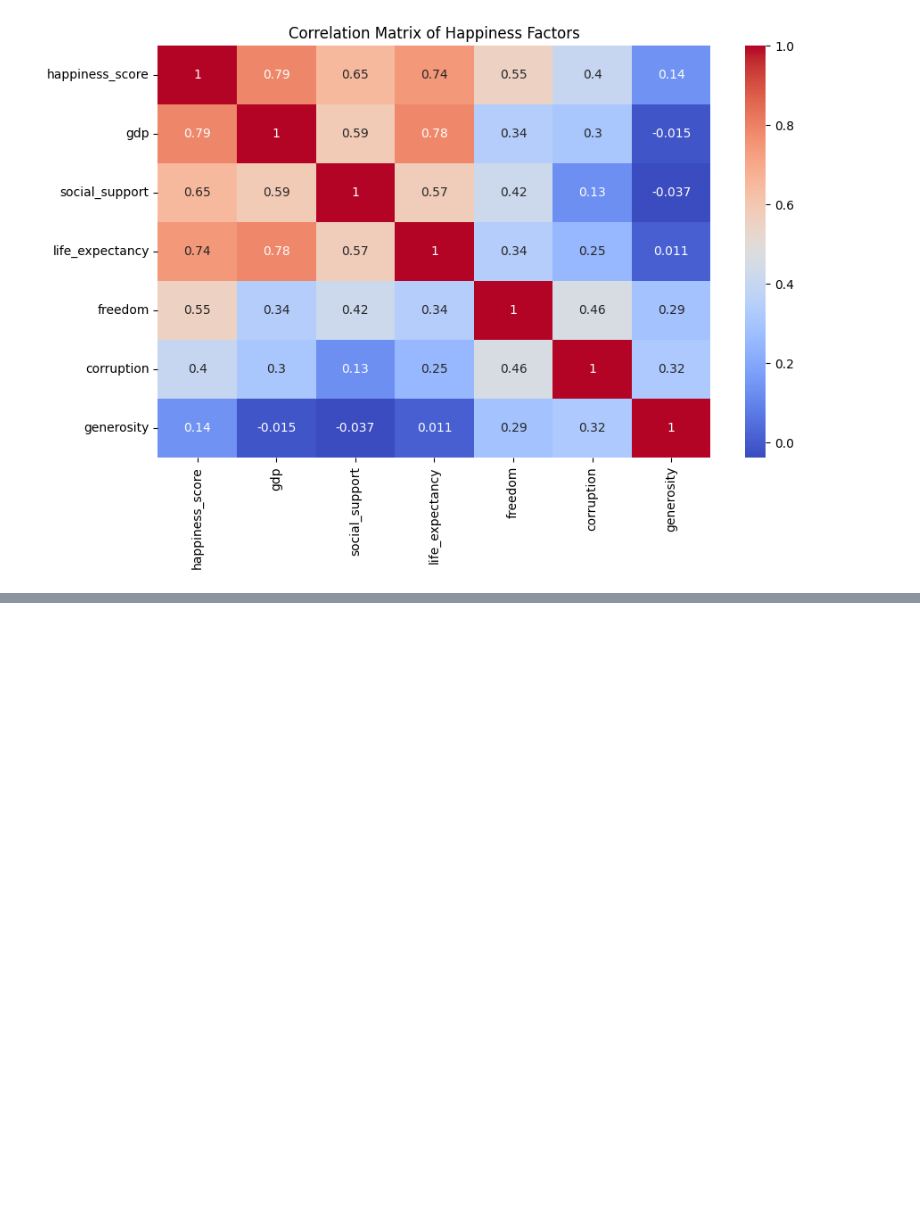
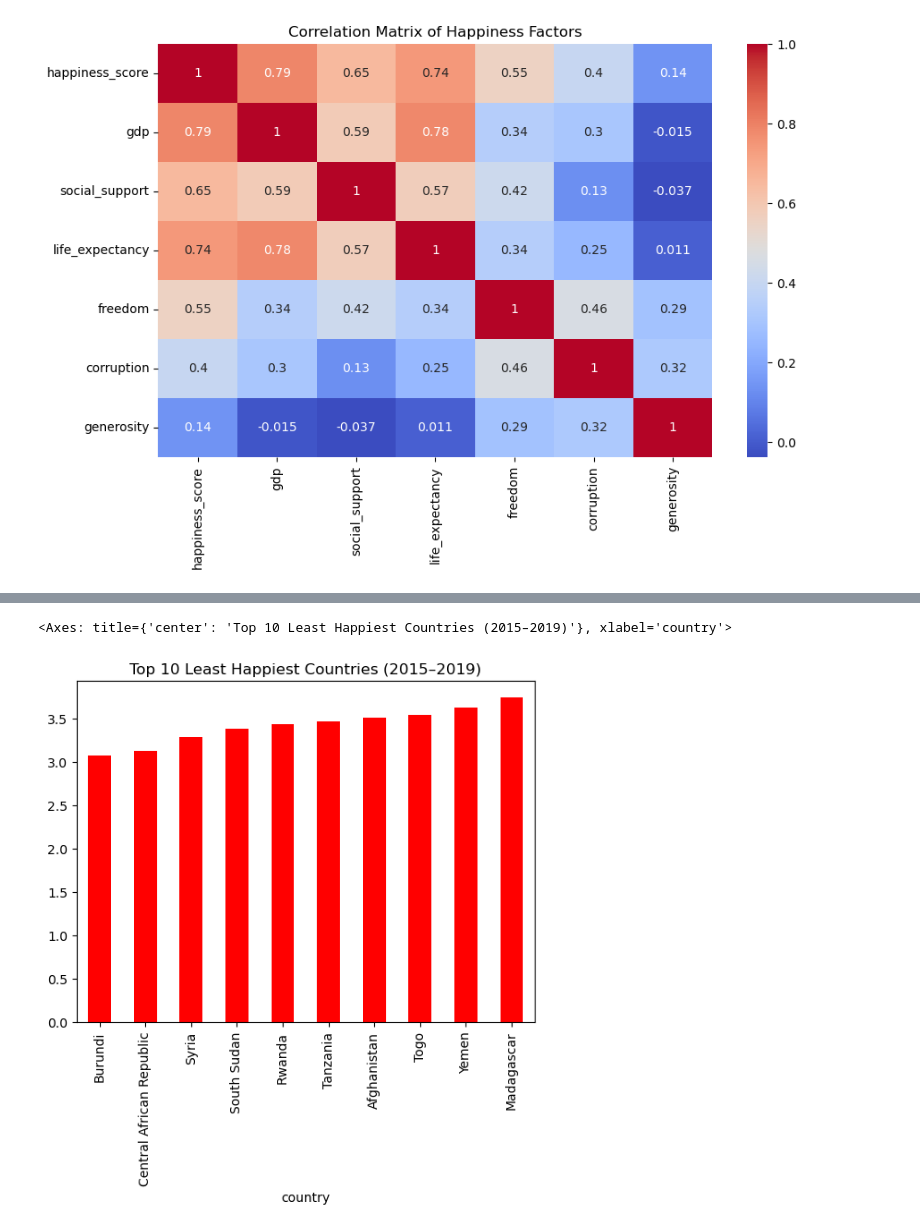
Before and after one commit to jhenifherAlmeida/happiness_rating, a Jupyter notebook: happiness_analysis_2015_2019.ipynb, the cells around one changed output, grey strips where cells are left out. Saved outputs shown, nothing was run; the diff lists cells and outputs as text; code cells hidden in the pictures; blank space fills up the shorter version.

```diff
--- a/happiness_analysis_2015_2019.ipynb
+++ b/happiness_analysis_2015_2019.ipynb
@@ -95,0 +130,8 @@ R² score: 0.7290578060926064
+# %%
+
+# Top 10 Least Happiest Countries (All Years)
+top_happy = df.groupby("country")["happiness_score"].mean().sort_values(ascending=True).head(10)
+top_happy.plot(kind='bar', color='red', title='Top 10 Least Happiest Countries (2015–2019)')
+# %% [output]
+<Axes: title={'center': 'Top 10 Least Happiest Countries (2015–2019)'}, xlabel='country'>
+[figure, added]
```
Also changed, not shown: parts of 26 cells of this notebook, 8 other files.
